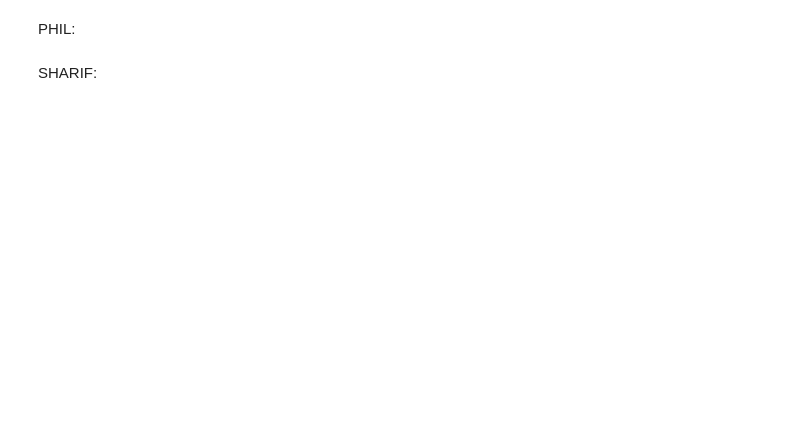
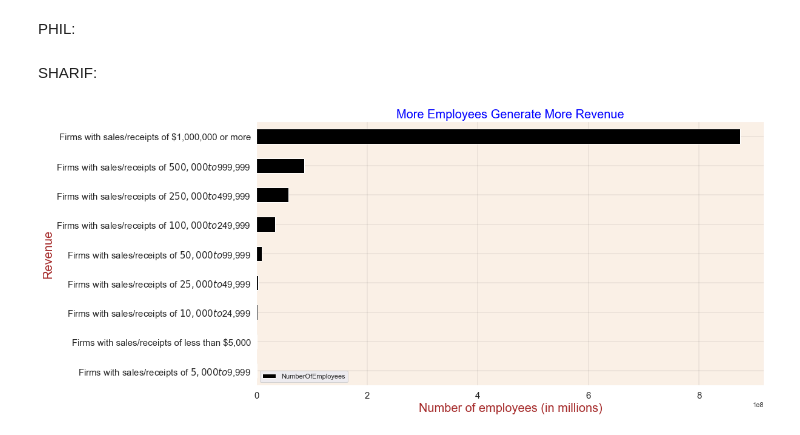
Before and after one commit to Myself1214/LPSW-API-Assesment, a Jupyter notebook: General Code.ipynb, the cells around one changed output. Drawn from its saved outputs; the diff is of its cells as text; code cells hidden in the pictures; blank space fills up the shorter version.

```diff
--- a/General Code.ipynb
+++ b/General Code.ipynb
@@ -195,0 +233,47 @@ SHARIF:
+# %%
+# NARROWING DOWN TO USEFUL COLUMNS
+c_summary = c_summary[['NAME','RCPSZFI_LABEL','EMP','PAYANN','YIBSZFI_LABEL','EMPSZFI_LABEL','SEX_LABEL','ETH_GROUP_LABEL','RACE_GROUP_LABEL','VET_GROUP_LABEL','FIRMPDEMP']]
+char_business = char_business[['NAME','EMP','PAYANN','FIRMPDEMP']]
+char_business_owners =char_business_owners[['NAME','OWNPDEMP']]
+tech_char = tech_char[['NAME','EMP','PAYANN','FIRMPDEMP']]
+
+
+#CHANGING COLUMNS' DATATYPE FROM OBJECT TO APPROPRIATE TYPE
+c_summary = c_summary.astype({"NAME":"string", "EMP": "int64",'RCPSZFI_LABEL':'string',"PAYANN": "int64","YIBSZFI_LABEL": "string",'EMPSZFI_LABEL':'string',"SEX_LABEL":"string","ETH_GROUP_LABEL":"string", "VET_GROUP_LABEL": "string", "FIRMPDEMP": "int64","RACE_GROUP_LABEL":"string"}, errors='ignore')
+char_business = char_business.astype({"NAME":"string", "EMP": "int64","PAYANN": "int64","FIRMPDEMP": "int64",}, errors='ignore')
+char_business_owners = char_business_owners.astype({"NAME":"string","OWNPDEMP":"int64" }, errors='ignore')
+tech_char = tech_char.astype({"NAME":"string","PAYANN":"int64"}, errors='ignore')
+
+#RENAMING COLUMNS
+c_summary = c_summary.rename(columns={'NAME':'State','RCPSZFI_LABEL':'Revenue','EMP':'NumberOfEmployees','PAYANN':'AnnualPayroll','YIBSZFI_LABEL':'YearsInBussiness','EMPSZFI_LABEL':'EmpSizeFirm','SEX_LABEL':'Gender','ETH_GROUP_LABEL':'Ethnicity','RACE_GROUP_LABEL':'Race','VET_GROUP_LABEL':'VeteranStatus','FIRMPDEMP':'NumberEmpFirms'})
+char_business = char_business.rename(columns={'NAME':'State','EMP':'NumEmployeesOfRespondentFirm','PAYANN':'RespondendtFirmAnnualPayroll','FIRMPDEMP':'NumRespondentEmpFirms'})
+char_business_owners = char_business_owners.rename(columns={'NAME':'State','OWNPDEMP':'NumRespondentFirmOwners'})
+tech_char = tech_char.rename(columns={'NAME':'State','EMP':'NumTechEmployees','PAYANN':'TechAnnualPayroll','FIRMPDEMP':'NumTechFirms'})
+
+# merging all tables while using c_summary (Compay Summary) as base table
+c_summary = c_summary.merge(char_business, how='left', on='State')
+c_summary = c_summary.merge(char_business_owners, how='left', on='State')
+# %%
+# Hypothethis #1. Companies with higher number of employees generate higher revenue (bar)
+#filtering to necessary columns
+hp1 = c_summary[['Revenue','NumberOfEmployees']]
+#grouping columns based on Revenue and sum of Number of Employees column
+hp1 = hp1.groupby(['Revenue']).NumberOfEmployees.apply(lambda x: x.sum())
+#sorting results from high to low
+hp1 = hp1.sort_values()
+# removing total firms row
+hp1 = hp1.drop('All firms')
+# converting series to Dataframe
+hp1 = pd.DataFrame(hp1)
+
+#creating visual using matplotlib.pyplot library
+ax = hp1.plot(figsize=(15,8), fontsize=15, kind='barh', color='black', rot=0)
+ax.set_xlabel('Number of employees (in millions)', fontsize=20, color='brown')
+ax.set_ylabel('Revenue', fontsize=20, color='brown')
+ax.set_title('More Employees Generate More Revenue', fontsize=20, color='blue')
+ax.grid(which='major',color='black', linewidth='0.1')
+ax.set_facecolor('linen')
+plt.savefig("EmployeesRevenue.png")
+plt.show()
+# %% [output]
+[figure, added]
```
Also changed, not shown: parts of 7 cells of this notebook, 2 other files.
